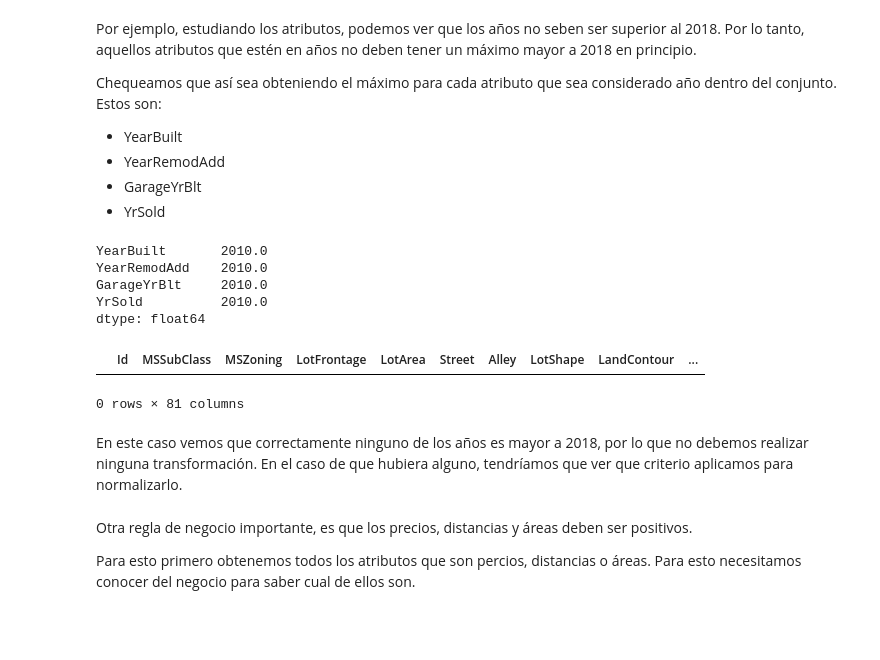
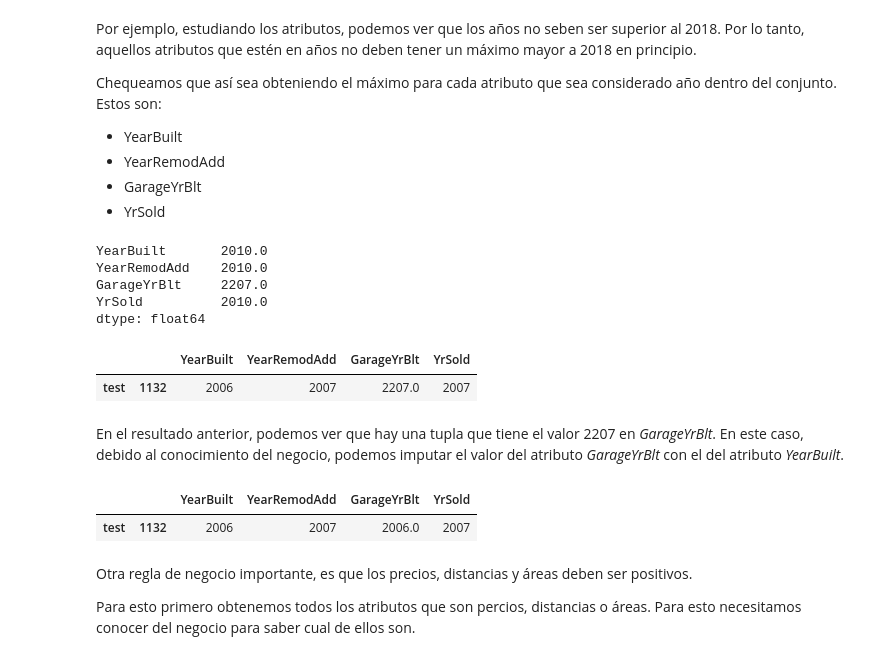
Before and after one commit to brunomaso1/ml-porfolio, a Jupyter notebook: content/posts/jupyter-notebooks/2018/Iowa_housing_prices_python.ipynb, the cells around one changed output. Drawn from its saved outputs; the diff is of its cells as text; code cells hidden in the pictures; blank space fills up the shorter version.

```diff
--- a/content/posts/jupyter-notebooks/2018/Iowa_housing_prices_python.ipynb
+++ b/content/posts/jupyter-notebooks/2018/Iowa_housing_prices_python.ipynb
@@ -215,6 +244,15 @@ training = pd.read_csv("../../post-datasets/iowa_housing_raw_train.csv")
 
 # Datos para testing.
 testing = pd.read_csv("../../post-datasets/iowa_housing_raw_test.csv")
+# %%
+# Obtenemos el Id de los datos.
+testID = testing['Id']
+
+# Creamos un conjunto data que tiene ambos conjuntos, para así realizar las transformaciones a ambos también.
+data = pd.concat([training.drop('SalePrice', axis=1), testing], keys=['train', 'test'])
+
+# Eliminamos el índice.
+data.drop(['Id'], axis=1, inplace=True)
 # %% [markdown]
 ### 3.3. Visualización de los datos <a class="anchor" id="3.3-bullet"></a>
 
@@ -400,24 +415,34 @@ Chequeamos que así sea obteniendo el máximo para cada atributo que sea conside
 anios = ['YearBuilt', 'YearRemodAdd', 'GarageYrBlt', 'YrSold']
 
 # Imprimir los máximos.
-training[anios].max()
+data[anios].max()
 # %% [output]
 YearBuilt       2010.0
 YearRemodAdd    2010.0
-GarageYrBlt     2010.0
+GarageYrBlt     2207.0
 YrSold          2010.0
 dtype: float64
 # %%
 # Otra forma:
 # Generar condición.
-condicion = (training[anios] > 2018).any(axis=1)
+condicion = (data[anios] > 2018).any(axis=1)
+
 # Filtrar.
-training[condicion]
+data[condicion][anios]
 # %% [output]
-|  | Id | MSSubClass | MSZoning | LotFrontage | LotArea | Street | Alley | LotShape | LandContour | ... |
+|  |  | YearBuilt | YearRemodAdd | GarageYrBlt | YrSold |
+| test | 1132 | 2006 | 2007 | 2207.0 | 2007 |
-0 rows × 81 columns
-# %% [markdown]
-En este caso vemos que correctamente ninguno de los años es mayor a 2018, por lo que no debemos realizar ninguna transformación. En el caso de que hubiera alguno, tendríamos que ver que criterio aplicamos para normalizarlo.
+# %% [markdown]
+En el resultado anterior, podemos ver que hay una tupla que tiene el valor 2207 en *GarageYrBlt*. En este caso, debido al conocimiento del negocio, podemos imputar el valor del atributo *GarageYrBlt* con el del atributo *YearBuilt*.
+# %%
+# Remplazamos el atributo.
+data.loc[condicion, 'GarageYrBlt'] = data[condicion]['YearBuilt']
+
+# Filtrar.
+data[condicion][anios]
+# %% [output]
+|  |  | YearBuilt | YearRemodAdd | GarageYrBlt | YrSold |
+| test | 1132 | 2006 | 2007 | 2006.0 | 2007 |
 # %% [markdown]
 Otra regla de negocio importante, es que los precios, distancias y áreas deben ser positivos.
 
```
Also changed, not shown: parts of 68 cells of this notebook, 1 other file.
